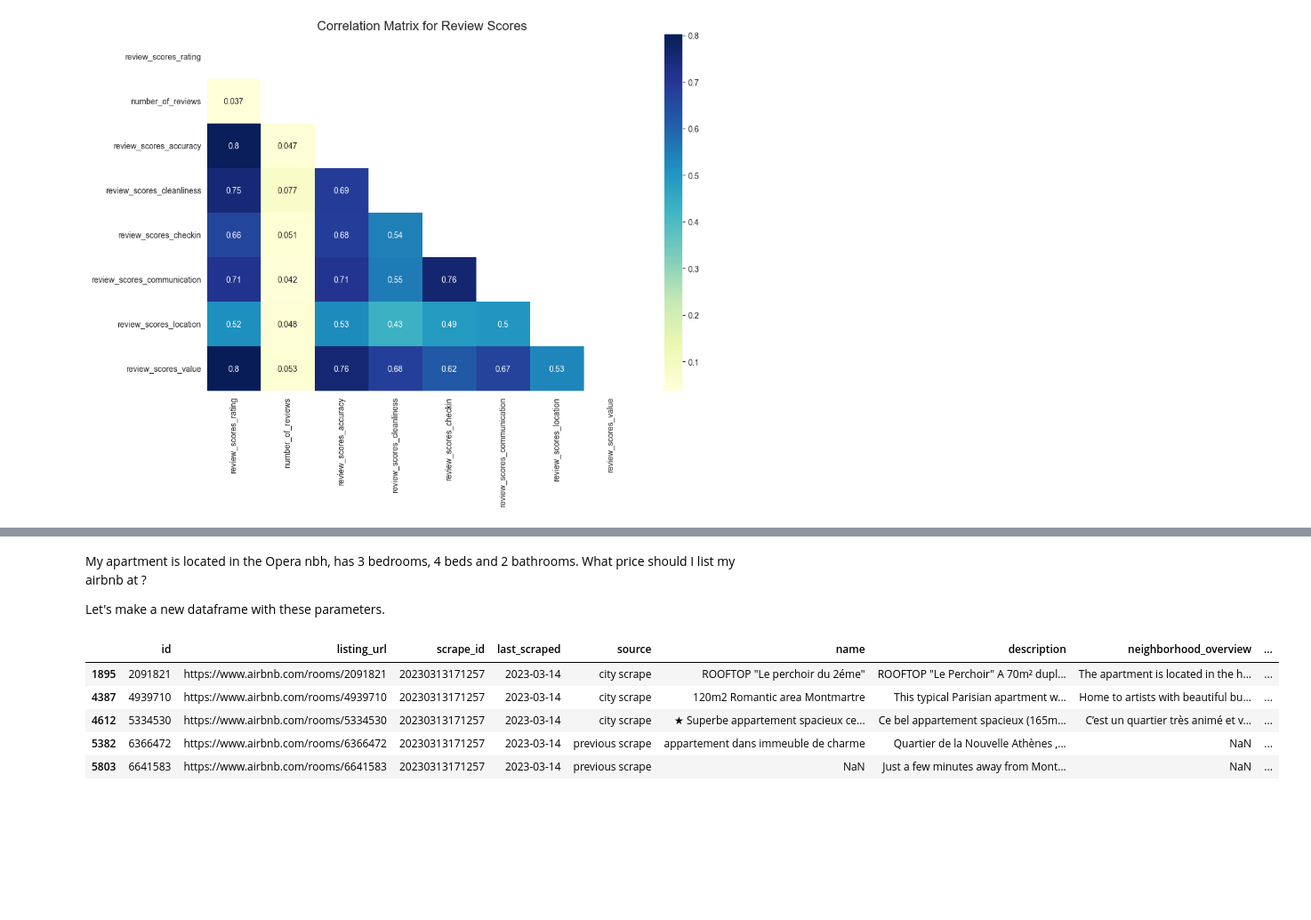
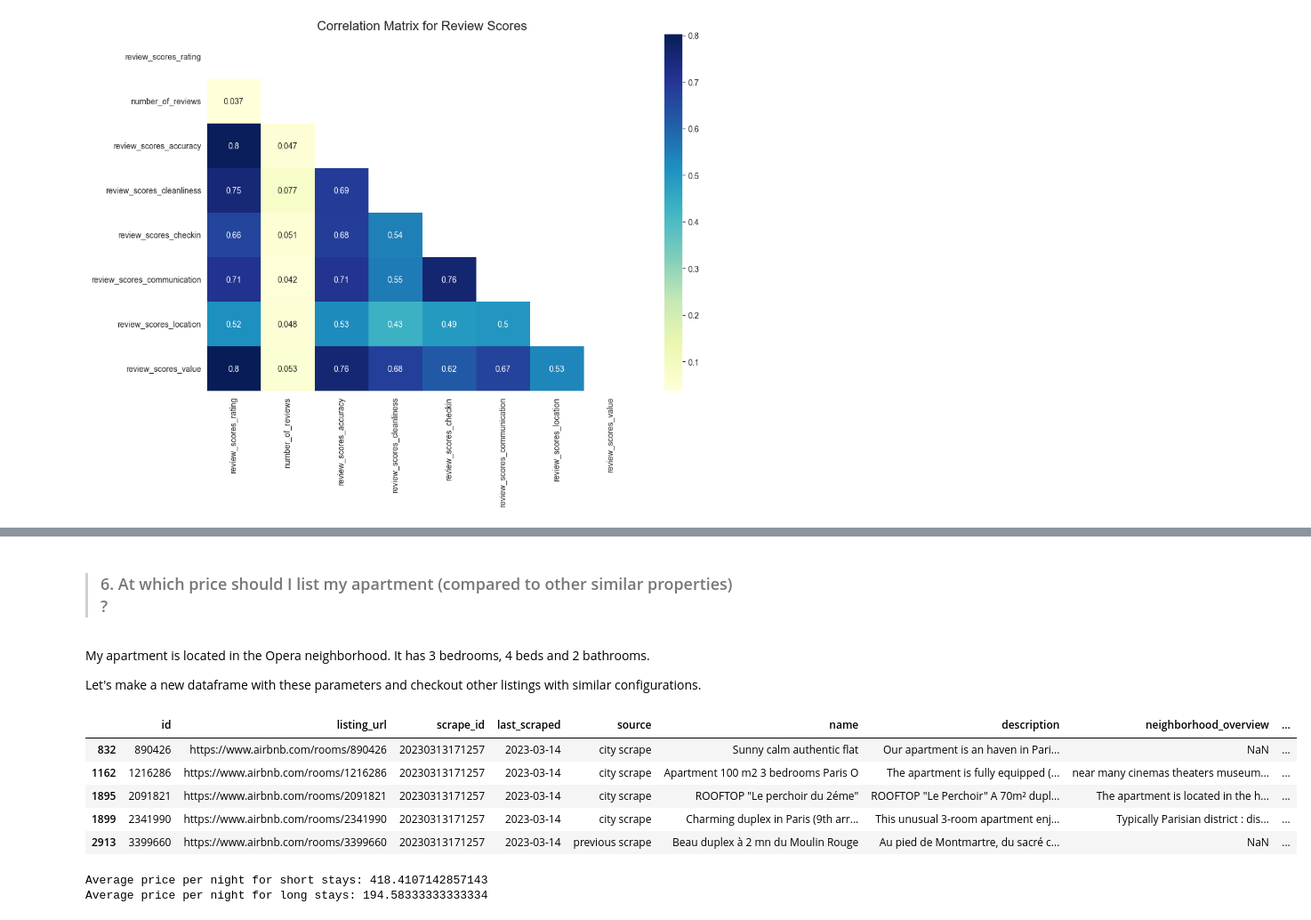
Before and after one commit to melvil44/data_analyst_portfolio, a Jupyter notebook: AirBnB_Paris_Analysis/main.ipynb, the cells around one changed output, grey strips where cells are left out. Shown at 89% size. Saved outputs shown, nothing was run; the diff lists cells and outputs as text; code cells hidden in the pictures; blank space fills up the shorter version.

```diff
--- a/AirBnB_Paris_Analysis/main.ipynb
+++ b/AirBnB_Paris_Analysis/main.ipynb
@@ -326,25 +358,43 @@ plt.show()
+# %% [markdown]
+> ### 6. At which price should I list my apartment (compared to other similar properties) ?
 # %% [markdown]
-My apartment is located in the Opera nbh, has 3 bedrooms, 4 beds and 2 bathrooms.
-What price should I list my airbnb at ?
+My apartment is located in the Opera neighborhood. It has 3 bedrooms, 4 beds and 2 bathrooms.
 
-Let's make a new dataframe with these parameters.
+Let's make a new dataframe with these parameters and checkout other listings with similar configurations.
 # %%
+listings = pd.read_csv("data/listings.csv")
+
+# Remove dollar symbol and convert price to float
+listings['price'] = listings['price'].str.replace('$','').str.replace(',','').astype(float)
+
 # Select the listings that meet the conditions
 opera_listings = listings.loc[
     (listings['neighbourhood_cleansed'] == 'Opéra') &
     (listings['room_type'] == 'Entire home/apt') &
     (listings['bedrooms'] == 3) &
-    (listings['beds'] == 4) &
     (listings['bathrooms_text'] == '2 baths')
 ]
 
 # Preview the new dataframe
 pd.set_option('display.max_columns', None)
 opera_listings.head()
+#opera_listings.info()
 # %% [output]
 |  | id | listing_url | scrape_id | last_scraped | source | name | description | neighborhood_overview | ... |
+| 832 | 890426 | https://www.airbnb.com/rooms/890426 | 20230313171257 | 2023-03-14 | city scrape | Sunny calm authentic flat | Our apartment is an haven in Pari... | NaN | ... |
+| 1162 | 1216286 | https://www.airbnb.com/rooms/1216286 | 20230313171257 | 2023-03-14 | city scrape | Apartment 100 m2 3 bedrooms Paris O | The apartment is fully equipped (... | near many cinemas theaters museum... | ... |
 | 1895 | 2091821 | https://www.airbnb.com/rooms/2091821 | 20230313171257 | 2023-03-14 | city scrape | ROOFTOP "Le perchoir du 2éme" | ROOFTOP "Le Perchoir" A 70m² dupl... | The apartment is located in the h... | ... |
-| 4387 | 4939710 | https://www.airbnb.com/rooms/4939710 | 20230313171257 | 2023-03-14 | city scrape | 120m2 Romantic area Montmartre | This typical Parisian apartment w... | Home to artists with beautiful bu... | ... |
-| 4612 | 5334530 | https://www.airbnb.com/rooms/5334530 | 20230313171257 | 2023-03-14 | city scrape | ★ Superbe appartement spacieux ce... | Ce bel appartement spacieux (165m... | C’est un quartier très animé et v... | ... |
-| 5382 | 6366472 | https://www.airbnb.com/rooms/6366472 | 20230313171257 | 2023-03-14 | previous scrape | appartement dans immeuble de charme | Quartier de la Nouvelle Athènes ,... | NaN | ... |
-| 5803 | 6641583 | https://www.airbnb.com/rooms/6641583 | 20230313171257 | 2023-03-14 | previous scrape | NaN | Just a few minutes away from Mont... | NaN | ... |
+| 1899 | 2341990 | https://www.airbnb.com/rooms/2341990 | 20230313171257 | 2023-03-14 | city scrape | Charming duplex in Paris (9th arr... | This unusual 3-room apartment enj... | Typically Parisian district : dis... | ... |
+| 2913 | 3399660 | https://www.airbnb.com/rooms/3399660 | 20230313171257 | 2023-03-14 | previous scrape | Beau duplex à 2 mn du Moulin Rouge | Au pied de Montmartre, du sacré c... | NaN | ... |
+# %%
+# Calculate average price per night for listings with minimum nights of 364 or less
+price_short_stay = opera_listings.loc[opera_listings['minimum_nights'] <= 364, 'price'].mean()
+
+# Calculate average price per night for listings with minimum nights of 365 or more
+price_long_stay = opera_listings.loc[opera_listings['minimum_nights'] >= 365, 'price'].mean()
+
+print("Average price per night for short stays:", price_short_stay)
+print("Average price per night for long stays:", price_long_stay)
+# %% [output]
+Average price per night for short stays: 418.4107142857143
+Average price per night for long stays: 194.58333333333334
```
Also changed, not shown: parts of 22 cells of this notebook.
